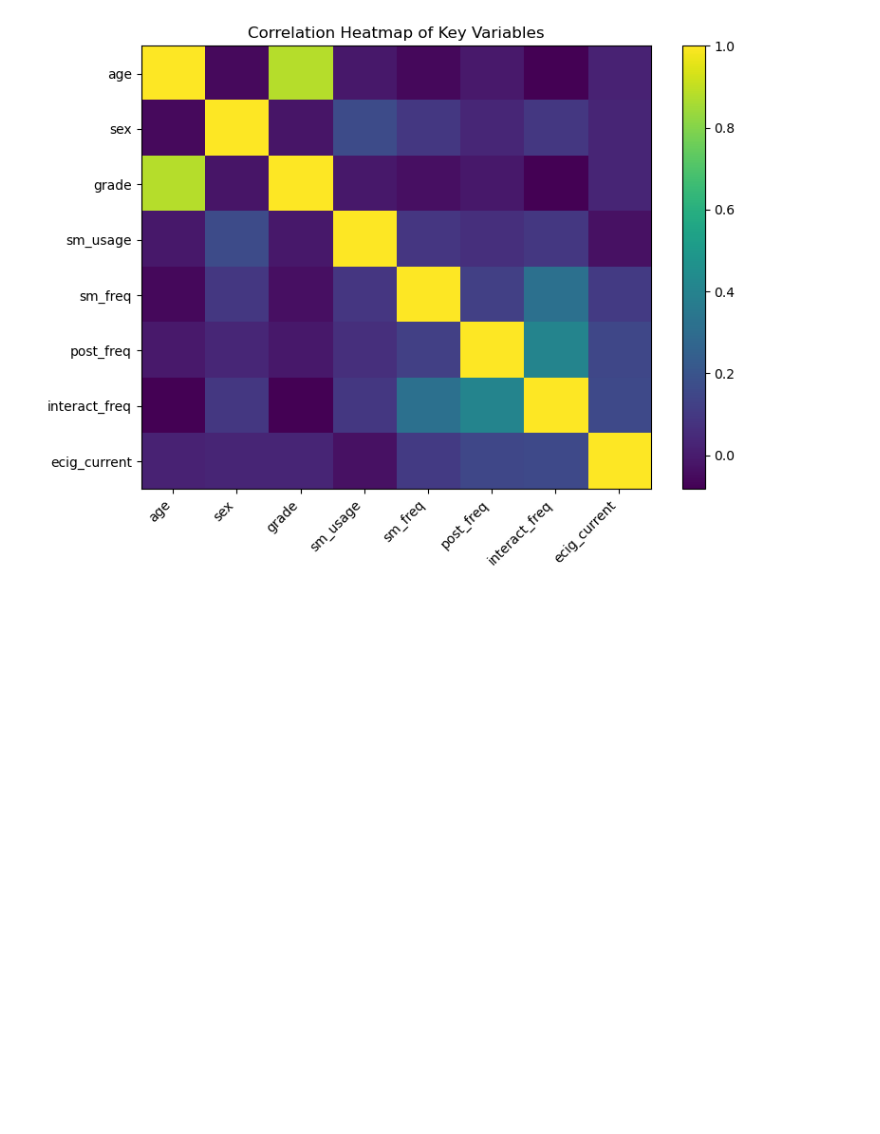
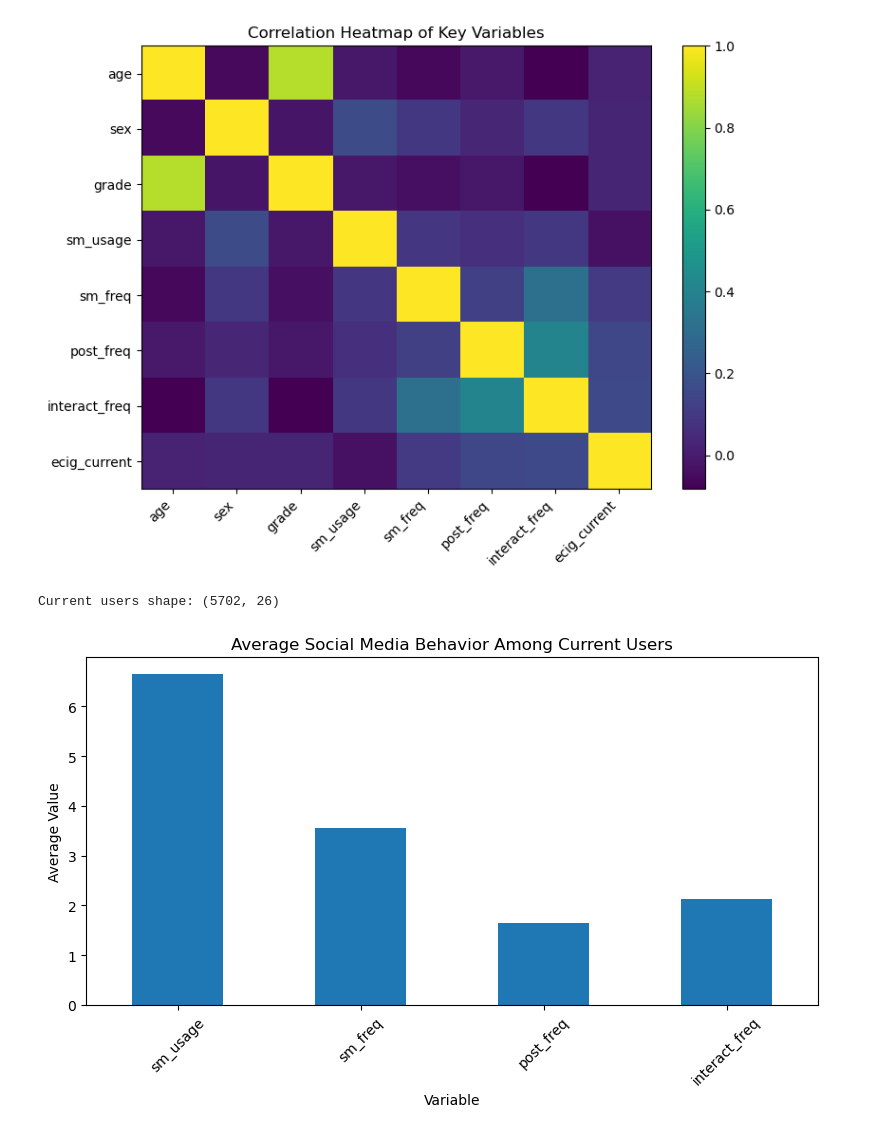
Before and after one commit to bberlinger13/ds4420-youth-vaping-analysis-project, a Jupyter notebook: python/EDA.ipynb, the cells around one changed output. Saved outputs shown, nothing was run; the diff lists cells and outputs as text; code cells hidden in the pictures; blank space fills up the shorter version.

Commit message:
added EDA plots

```diff
--- a/python/EDA.ipynb
+++ b/python/EDA.ipynb
@@ -301,3 +301,28 @@ post_freq              0.408         0.149
 interact_freq          1.000         0.156
 ecig_current           0.156         1.000
 [figure]
+# %%
+# analysis for usage among current vapers
+# keep only current e-cigarette users
+df_users = df[df["ecig_current"] == 1].copy()
+
+print("Current users shape:", df_users.shape)
+#print(df_users.head())
+# %% [output]
+Current users shape: (5702, 26)
+# %%
+# average social media behavior among current users
+behavior_vars = ["sm_usage", "sm_freq", "post_freq", "interact_freq"]
+
+user_means = df_users[behavior_vars].mean()
+
+plt.figure(figsize=(8,5))
+user_means.plot(kind="bar")
+plt.title("Average Social Media Behavior Among Current Users")
+plt.xlabel("Variable")
+plt.ylabel("Average Value")
+plt.xticks(rotation=45)
+plt.tight_layout()
+plt.show()
+# %% [output]
+[figure, added]
```
Also changed, not shown: parts of 2 cells of this notebook, 2 other files.
